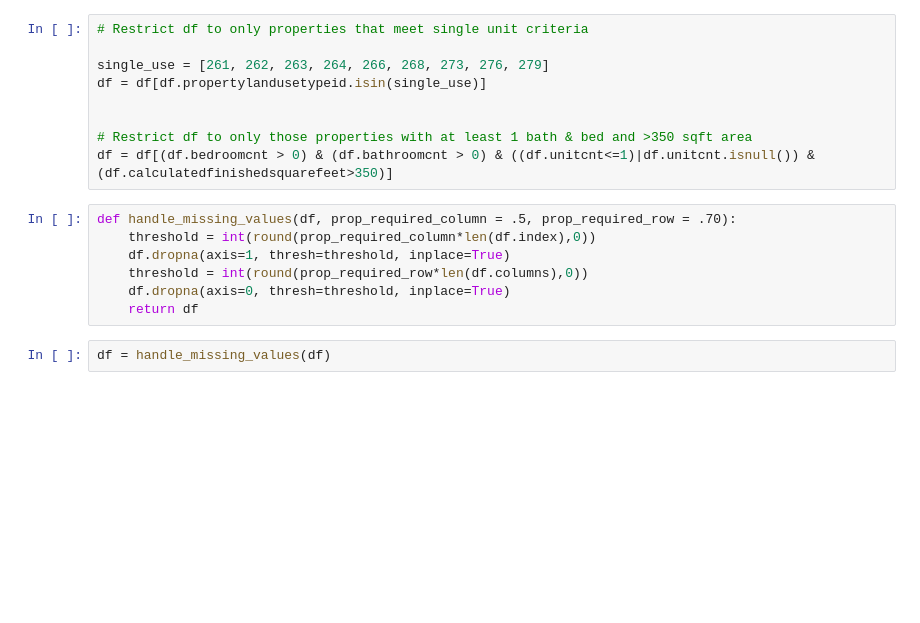
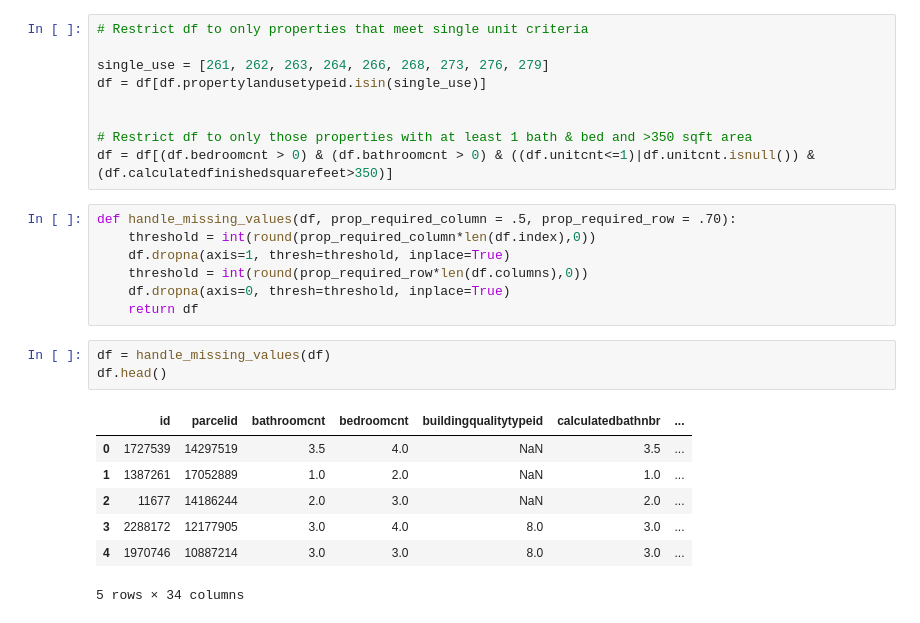
Before and after one commit to NikkideVries/clustering-exercises, a Jupyter notebook: zillow.ipynb, the cells around one changed output. Cells and saved outputs as stored; diff of their text form; blank space fills up the shorter version.

```diff
--- a/zillow.ipynb
+++ b/zillow.ipynb
@@ -352,3 +352,12 @@ def handle_missing_values(df, prop_required_column = .5, prop_required_row = .70
     return df
 # %%
 df = handle_missing_values(df)
+df.head()
+# %% [output]
+|  | id | parcelid | bathroomcnt | bedroomcnt | buildingqualitytypeid | calculatedbathnbr | ... |
+| 0 | 1727539 | 14297519 | 3.5 | 4.0 | NaN | 3.5 | ... |
+| 1 | 1387261 | 17052889 | 1.0 | 2.0 | NaN | 1.0 | ... |
+| 2 | 11677 | 14186244 | 2.0 | 3.0 | NaN | 2.0 | ... |
+| 3 | 2288172 | 12177905 | 3.0 | 4.0 | 8.0 | 3.0 | ... |
+| 4 | 1970746 | 10887214 | 3.0 | 3.0 | 8.0 | 3.0 | ... |
+5 rows × 34 columns
```
Also changed, not shown: parts of 22 cells of this notebook, 5 other files.
